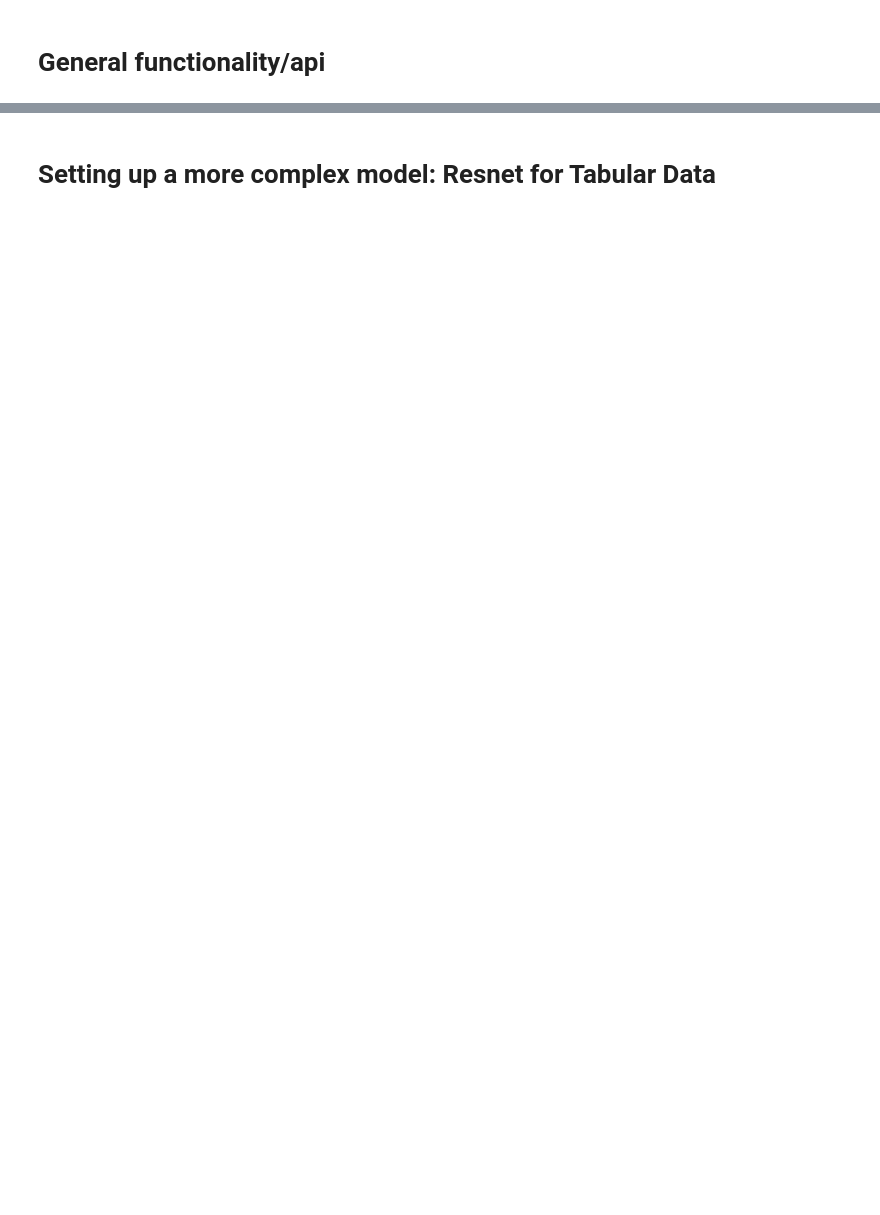
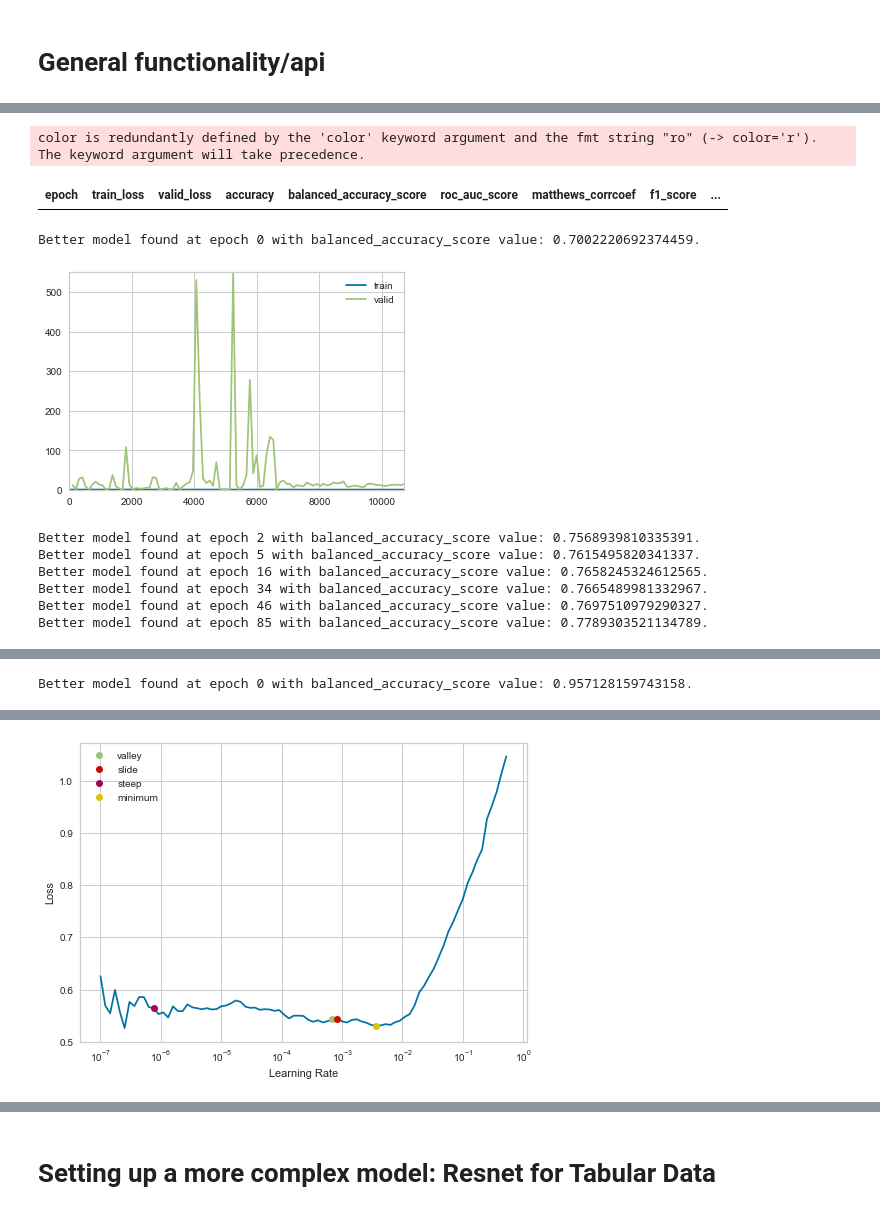
Before and after one commit to Karson-Fye/CMUDarknet, a Jupyter notebook: basic_temp.ipynb, the cells around one changed output, grey strips where cells are left out. Cells and saved outputs as stored; diff of their text form; code cells hidden in the pictures; blank space fills up the shorter version.

```diff
--- a/basic_temp.ipynb
+++ b/basic_temp.ipynb
@@ -3623,0 +5078,11 @@ data = transform_and_split_data(balanced_df, 'Application Type', split=.2)
+# %%
+simple_spd_to_cnn_1d = package_experiment(
+    'A test of the continueing training deep model function: 10 epochs',
+    continue_training_deep_model(
+        simple_spd_to_cnn_1d['Results'],
+        epochs=100
+    ),
+    simple_spd_to_cnn_1d,
+    list(simple_spd_to_cnn_1d['Callbacks'].values())
+)
+# %% [output]
@@ -3623,0 +5090,10 @@ data = transform_and_split_data(balanced_df, 'Application Type', split=.2)
+color is redundantly defined by the 'color' keyword argument and the fmt string "ro" (-> color='r'). The keyword argument will take precedence.
+| epoch | train_loss | valid_loss | accuracy | balanced_accuracy_score | roc_auc_score | matthews_corrcoef | f1_score | ... |
+Better model found at epoch 0 with balanced_accuracy_score value: 0.7002220692374459.
+[figure, added]
+Better model found at epoch 2 with balanced_accuracy_score value: 0.7568939810335391.
+Better model found at epoch 5 with balanced_accuracy_score value: 0.7615495820341337.
+Better model found at epoch 16 with balanced_accuracy_score value: 0.7658245324612565.
+Better model found at epoch 34 with balanced_accuracy_score value: 0.7665489981332967.
+Better model found at epoch 46 with balanced_accuracy_score value: 0.7697510979290327.
+Better model found at epoch 85 with balanced_accuracy_score value: 0.7789303521134789.
@@ -3623,0 +5101 @@ data = transform_and_split_data(balanced_df, 'Application Type', split=.2)
+Better model found at epoch 0 with balanced_accuracy_score value: 0.957128159743158.
@@ -3623,0 +5104 @@ data = transform_and_split_data(balanced_df, 'Application Type', split=.2)
+[figure, added]
```
Also changed, not shown: parts of 140 cells of this notebook, 4 other files.
